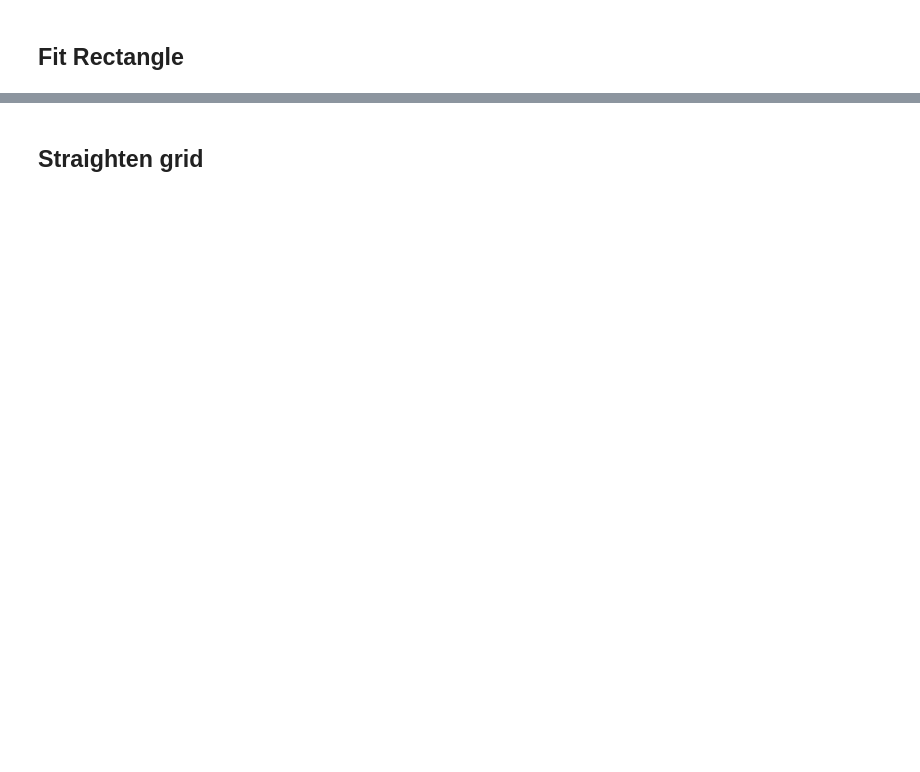
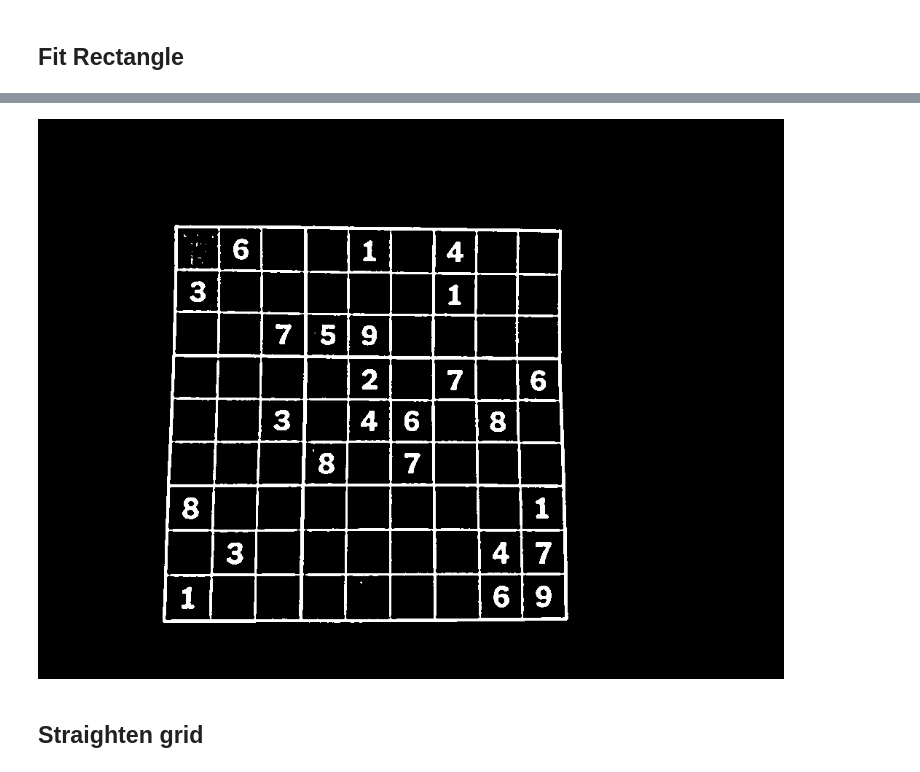
Before and after one commit to LiorSinai/SudokuReader-Julia, a Jupyter notebook: notebooks/GridDetector.ipynb, the cells around one changed output, grey strips where cells are left out. Cells and saved outputs as stored; diff of their text form; code cells hidden in the pictures; blank space fills up the shorter version.

```diff
--- a/notebooks/GridDetector.ipynb
+++ b/notebooks/GridDetector.ipynb
@@ -115,8 +138,10 @@ end
 # %%
 mask = zeros(size(image))
-fill_contour!(mask, 1, max_contour)
+fill_contour!(mask, max_contour, 1)
 masked_image = apply_mask(blackwhite, mask)
 masked_image
+# %% [output]
+[figure, added]
 # %% [markdown]
 ## Straighten grid
 # %%
```
Also changed, not shown: parts of 12 cells of this notebook, 21 other files.
